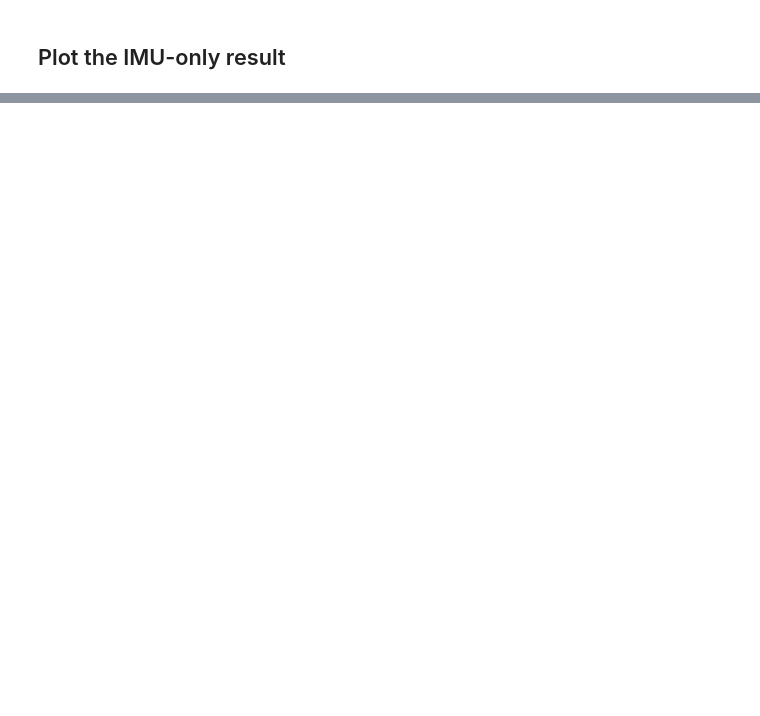
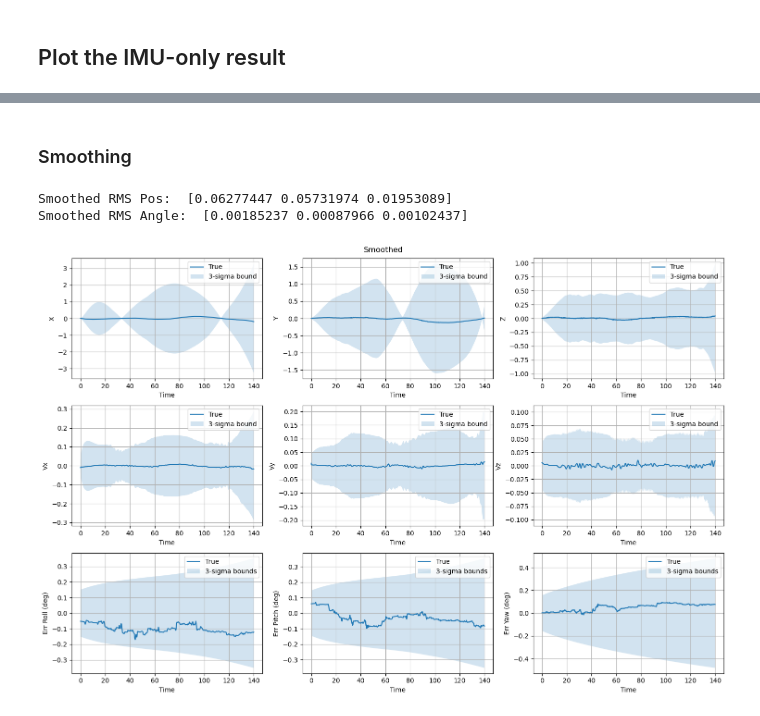
Before and after one commit to Stanford-NavLab/lunar_autonomy_challenge, a Jupyter notebook: notebooks/ekf_toy_problem.ipynb, the cells around one changed output, grey strips where cells are left out. Cells and saved outputs as stored; diff of their text form; code cells hidden in the pictures; blank space fills up the shorter version.

```diff
--- a/notebooks/ekf_toy_problem.ipynb
+++ b/notebooks/ekf_toy_problem.ipynb
@@ -535,0 +602,11 @@ plot_results(gt_translations, gt_rotations_euler, x_store_meas, P_store_meas, ti
+# %% [markdown]
+### Smoothing
+# %%
+print("Smoothed RMS Pos: ", rms_pos["smooth"])
+print("Smoothed RMS Angle: ", rms_angle["smooth"])
+
+plot_results(data_smooth, title="Smoothed")
+# %% [output]
+Smoothed RMS Pos:  [0.06277447 0.05731974 0.01953089]
+Smoothed RMS Angle:  [0.00185237 0.00087966 0.00102437]
+[figure, added]
```
Also changed, not shown: parts of 10 cells of this notebook, 1 other file.
